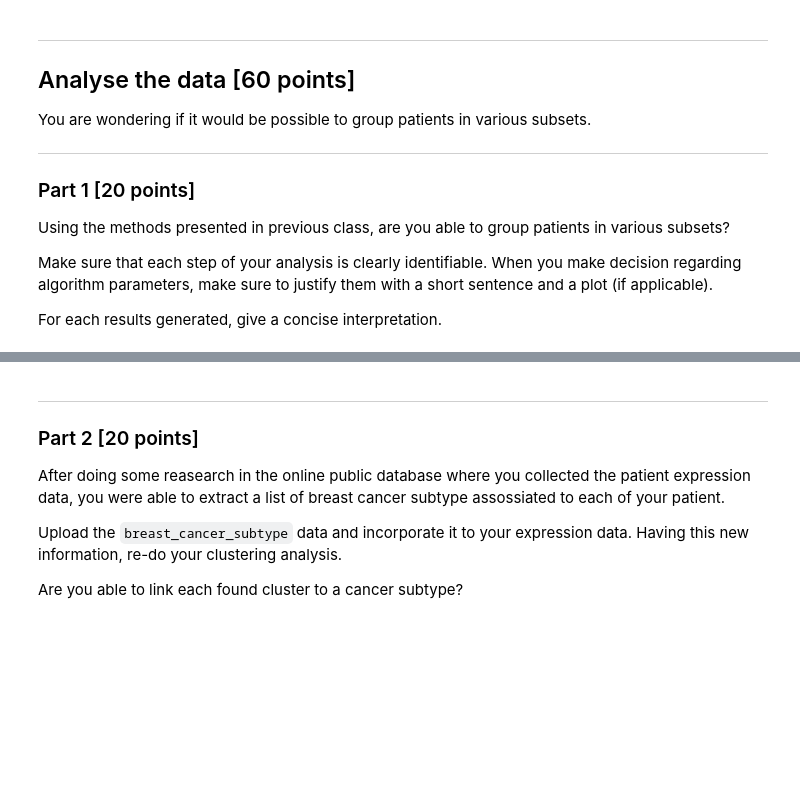
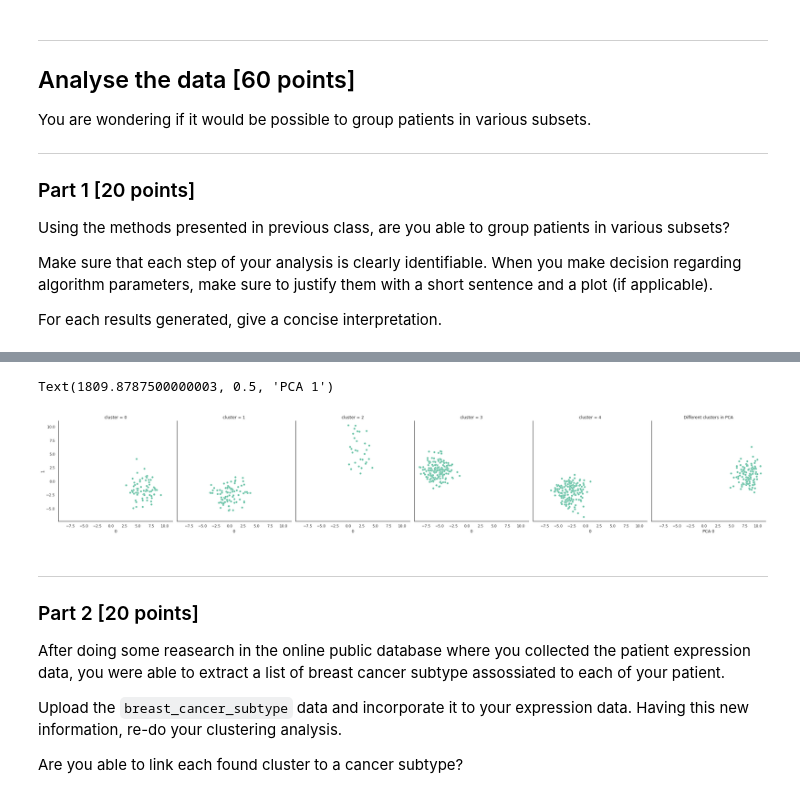
Before and after one commit to CamilaLK/S21_data_analysis, a Jupyter notebook: data_analysis_3.ipynb, the cells around one changed output, grey strips where cells are left out. Drawn from its saved outputs; the diff is of its cells as text; code cells hidden in the pictures; blank space fills up the shorter version.

```diff
--- a/data_analysis_3.ipynb
+++ b/data_analysis_3.ipynb
@@ -60,0 +244,10 @@ For each results generated, give a concise interpretation.
+# %%
+#Plot the columns 0 and 1 in the different clusters
+sns.relplot (data=reduce_bce, x=0, y=1, col="cluster")
+sns.despine()
+plt.title ("Different clusters in PCA")
+plt.xlabel("PCA 0")
+plt.ylabel("PCA 1")
+# %% [output]
+Text(1809.8787500000003, 0.5, 'PCA 1')
+[figure, added]
```
Also changed, not shown: parts of 30 cells of this notebook.
